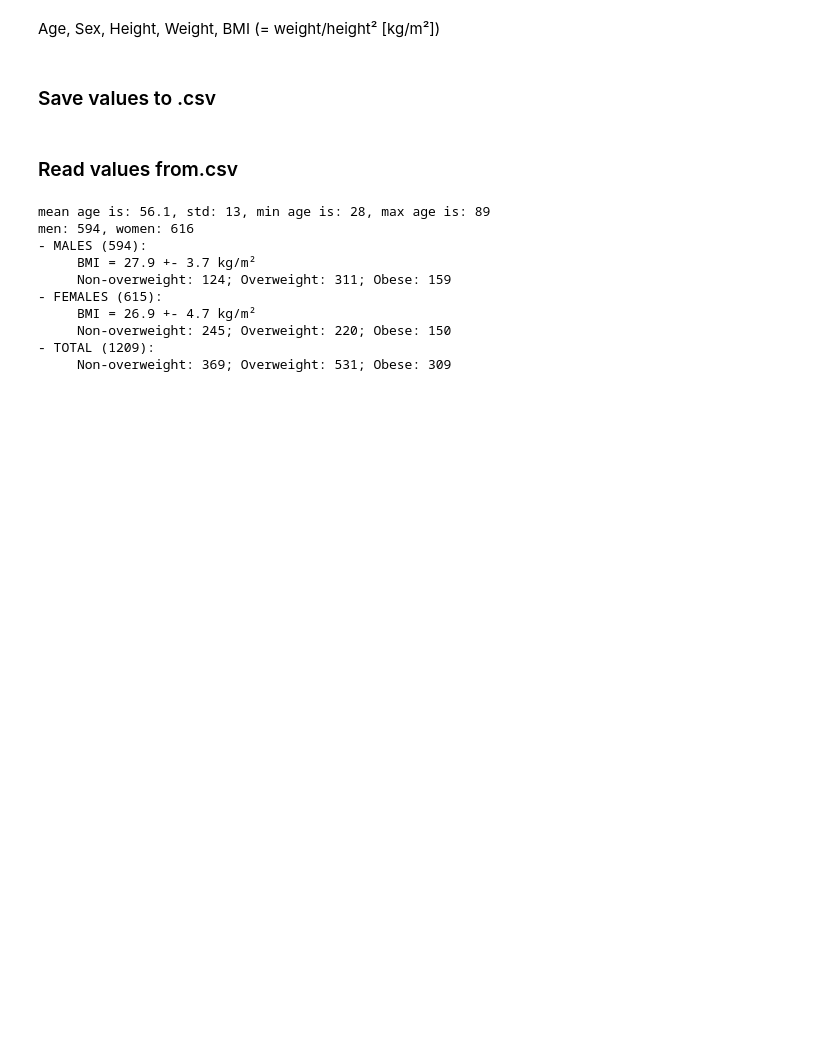
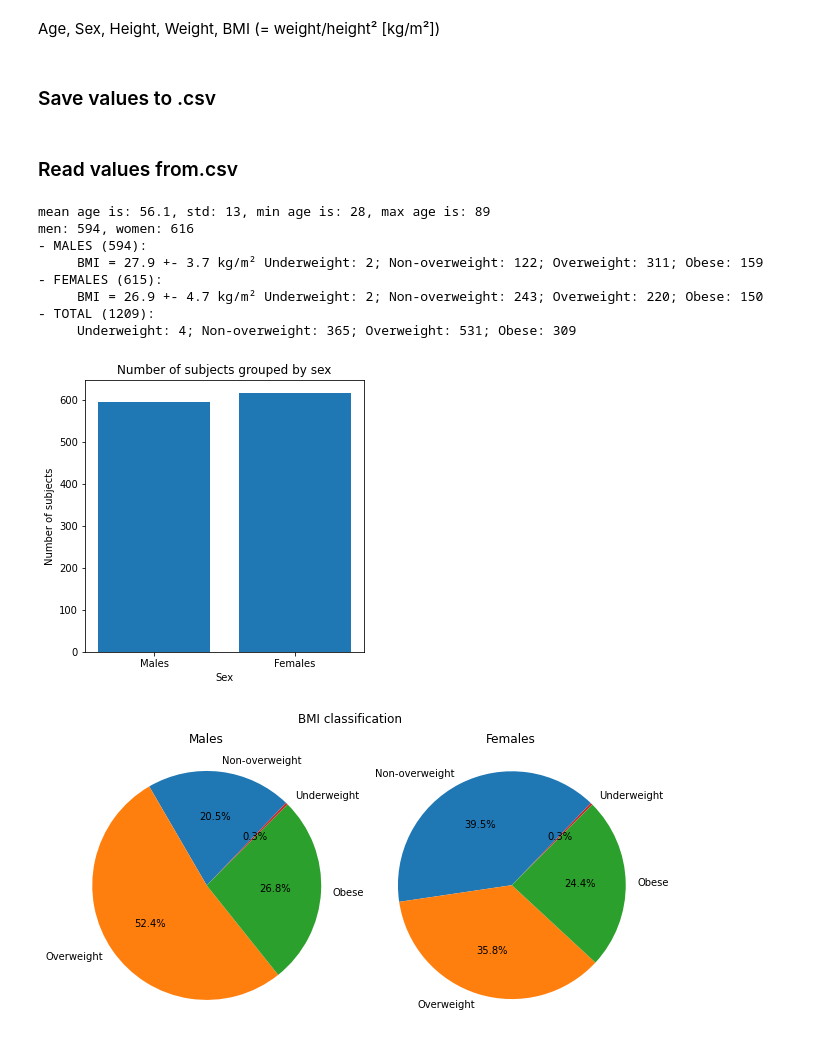
Before and after one commit to jaimebarran/a-eye_segmentation, a Jupyter notebook: deep_learning/3D_multilabel/extract_biometrics.ipynb, the cells around one changed output. Saved outputs shown, nothing was run; the diff lists cells and outputs as text; code cells hidden in the pictures; blank space fills up the shorter version.

Commit message:
plot sex, age, bmi

```diff
--- a/deep_learning/3D_multilabel/extract_biometrics.ipynb
+++ b/deep_learning/3D_multilabel/extract_biometrics.ipynb
@@ -1023,6 +1023,8 @@ write_file.close()
 # %%
 import numpy as np
 import pandas as pd
+from matplotlib import pyplot as plt
+import plotly.express as px
 
 csv_file = '/mnt/sda1/Repos/a-eye/Output/sub_metadata.csv'
 pd_csv = pd.read_csv(csv_file)
@@ -1030,51 +1032,89 @@ pd_csv = pd.read_csv(csv_file)
 # Data from .csv
 sex_csv = np.array([pd_csv["Sex"]], dtype='<U7')
 age_csv = np.array([pd_csv["Age"]])
+num_males = np.count_nonzero(np.char.count(sex_csv, "M"))
+num_females = np.count_nonzero(np.char.count(sex_csv, "F"))
 
 print(f'mean age is: {np.around(np.mean(age_csv), 1)}, std: {int(np.std(age_csv))}, min age is: {np.amin(age_csv)}, max age is: {np.amax(age_csv)}')
-print(f'men: {np.count_nonzero(np.char.count(sex_csv, "M"))}, women: {np.count_nonzero(np.char.count(sex_csv, "F"))}')
+print(f'men: {num_males}, women: {num_females}')
 
 # Sex group using pandas
 sex_group = pd_csv.groupby(["Sex"], dropna=True)
 
 # Print sex group
 # for name, group in sex_group:
 #     print(name)
 #     print(group)
 
 # Male group
 male_group = sex_group.get_group("M").dropna() # group by male and remove NaN values
 bmi_male = np.array([male_group["BMI"]])
 mean_bmi_male = np.around(np.mean(bmi_male), decimals=1)
 std_bmi_male = np.around(np.std(bmi_male), decimals=1)
-non_overweight_male = np.count_nonzero(bmi_male<25)
+underweight_male = np.count_nonzero(bmi_male<18.5)
+non_overweight_male = np.count_nonzero(np.logical_and(18.5<=bmi_male, bmi_male<25))
 overweight_male = np.count_nonzero(np.logical_and(25<=bmi_male, bmi_male<30))
 obese_male = np.count_nonzero(bmi_male>=30)
-print(f'- MALES ({male_group.shape[0]}): \n     BMI = {mean_bmi_male} +- {std_bmi_male} kg/m²')
-print(f'     Non-overweight: {non_overweight_male}; Overweight: {overweight_male}; Obese: {obese_male}')
+print(f'- MALES ({male_group.shape[0]}): \n     BMI = {np.around(mean_bmi_male, 1)} +- {np.around(std_bmi_male, 1)} kg/m² \
+Underweight: {underweight_male}; Non-overweight: {non_overweight_male}; Overweight: {overweight_male}; Obese: {obese_male}')
 
 # Female group
 female_group = sex_group.get_group("F").dropna() # group by female and remove NaN values (there is one that has no height)
 bmi_female = np.array([female_group["BMI"]])
 mean_bmi_female = np.around(np.mean(bmi_female), decimals=1)
 std_bmi_female = np.around(np.std(bmi_female), decimals=1)
-non_overweight_female = np.count_nonzero(bmi_female<25)
+underweight_female = np.count_nonzero(bmi_female<18.5)
+non_overweight_female = np.count_nonzero(np.logical_and(18.5<=bmi_female, bmi_female<25))
 overweight_female = np.count_nonzero(np.logical_and(25<=bmi_female, bmi_female<30))
 obese_female = np.count_nonzero(bmi_female>=30)
-print(f'- FEMALES ({female_group.shape[0]}): \n     BMI = {mean_bmi_female} +- {std_bmi_female} kg/m²')
-print(f'     Non-overweight: {non_overweight_female}; Overweight: {overweight_female}; Obese: {obese_female}')
+print(f'- FEMALES ({female_group.shape[0]}): \n     BMI = {np.around(mean_bmi_female, 1)} +- {np.around(std_bmi_female, 1)} kg/m² \
+Underweight: {underweight_female}; Non-overweight: {non_overweight_female}; Overweight: {overweight_female}; Obese: {obese_female}')
 
 # Total
-print(f'- TOTAL ({male_group.shape[0] + female_group.shape[0]}): \n     Non-overweight: {non_overweight_female + non_overweight_male}; \
-Overweight: {overweight_female + overweight_male}; Obese: {obese_female + obese_male}')
+print(f'- TOTAL ({male_group.shape[0] + female_group.shape[0]}): \n     Underweight: {underweight_female + underweight_male}; \
+Non-overweight: {non_overweight_female + non_overweight_male}; Overweight: {overweight_female + overweight_male}; \
+Obese: {obese_female + obese_male}')
+
+# PLOT
+# Sex
+fig1 = plt.figure(figsize=(5,5))
+fig1.patch.set_facecolor('white')
+plt.bar(('Males', 'Females'), (num_males, num_females))
+plt.xlabel('Sex')
+plt.ylabel('Number of subjects')
+plt.title('Number of subjects grouped by sex')
+plt.show()
+# Age
+age_counts = pd_csv["Age"].value_counts()
+fig2 = px.bar(age_counts, title='Distribution of age')
+fig2.update_layout(
+    xaxis_title = 'Age',
+    yaxis_title = 'Frequency',
+    title_x = 0.5,
+    showlegend = False
+)
+fig2.show()
+# BMI
+bmi_labels = ('Underweight', 'Non-overweight', 'Overweight', 'Obese')
+bmi_percentages_male = np.array([underweight_male, non_overweight_male, overweight_male, obese_male]) / male_group.shape[0]
+bmi_percentages_female = np.array([underweight_female, non_overweight_female, overweight_female, obese_female]) / female_group.shape[0]
+bmi_colors = ('tab:red','tab:blue','tab:orange','tab:green')
+fig3, axs3 = plt.subplots(1, 2, figsize=(10, 5))
+fig3.patch.set_facecolor('white')
+fig3.suptitle('BMI classification')
+axs3[0].pie(bmi_percentages_male, labels=bmi_labels, startangle=45, colors=bmi_colors, autopct='%1.1f%%')
+axs3[0].axis('equal'), axs3[0].set_title('Males')
+axs3[1].pie(bmi_percentages_female, labels=bmi_labels, startangle=45, colors=bmi_colors, autopct='%1.1f%%')
+axs3[1].axis('equal'), axs3[1].set_title('Females')
+plt.show()
 # %% [output]
 mean age is: 56.1, std: 13, min age is: 28, max age is: 89
 men: 594, women: 616
 - MALES (594):
-     BMI = 27.9 +- 3.7 kg/m²
-     Non-overweight: 124; Overweight: 311; Obese: 159
+     BMI = 27.9 +- 3.7 kg/m² Underweight: 2; Non-overweight: 122; Overweight: 311; Obese: 159
 - FEMALES (615):
-     BMI = 26.9 +- 4.7 kg/m²
-     Non-overweight: 245; Overweight: 220; Obese: 150
+     BMI = 26.9 +- 4.7 kg/m² Underweight: 2; Non-overweight: 243; Overweight: 220; Obese: 150
 - TOTAL (1209):
-     Non-overweight: 369; Overweight: 531; Obese: 309
+     Underweight: 4; Non-overweight: 365; Overweight: 531; Obese: 309
+[figure, added]
+[figure, added]
```
